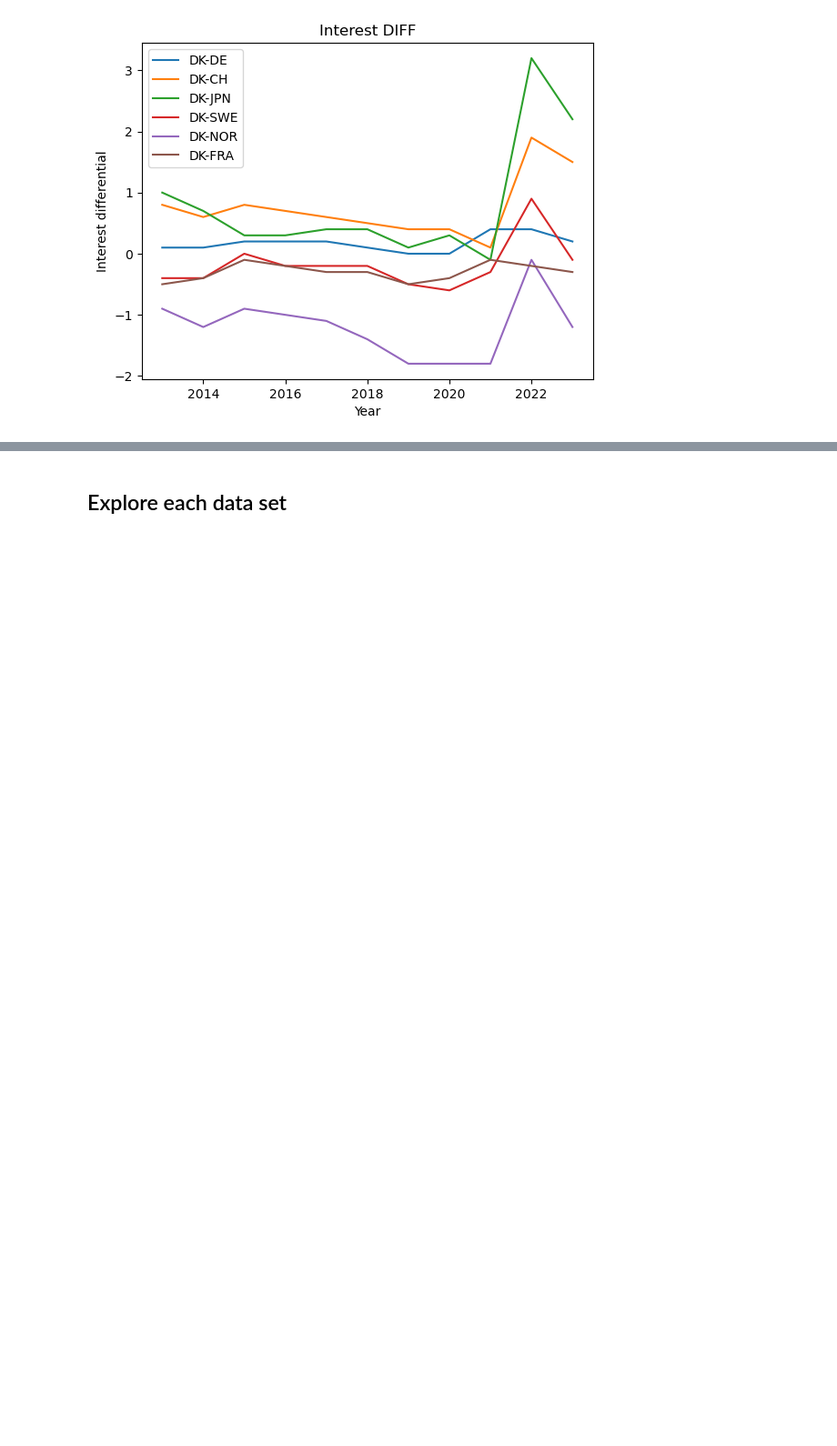
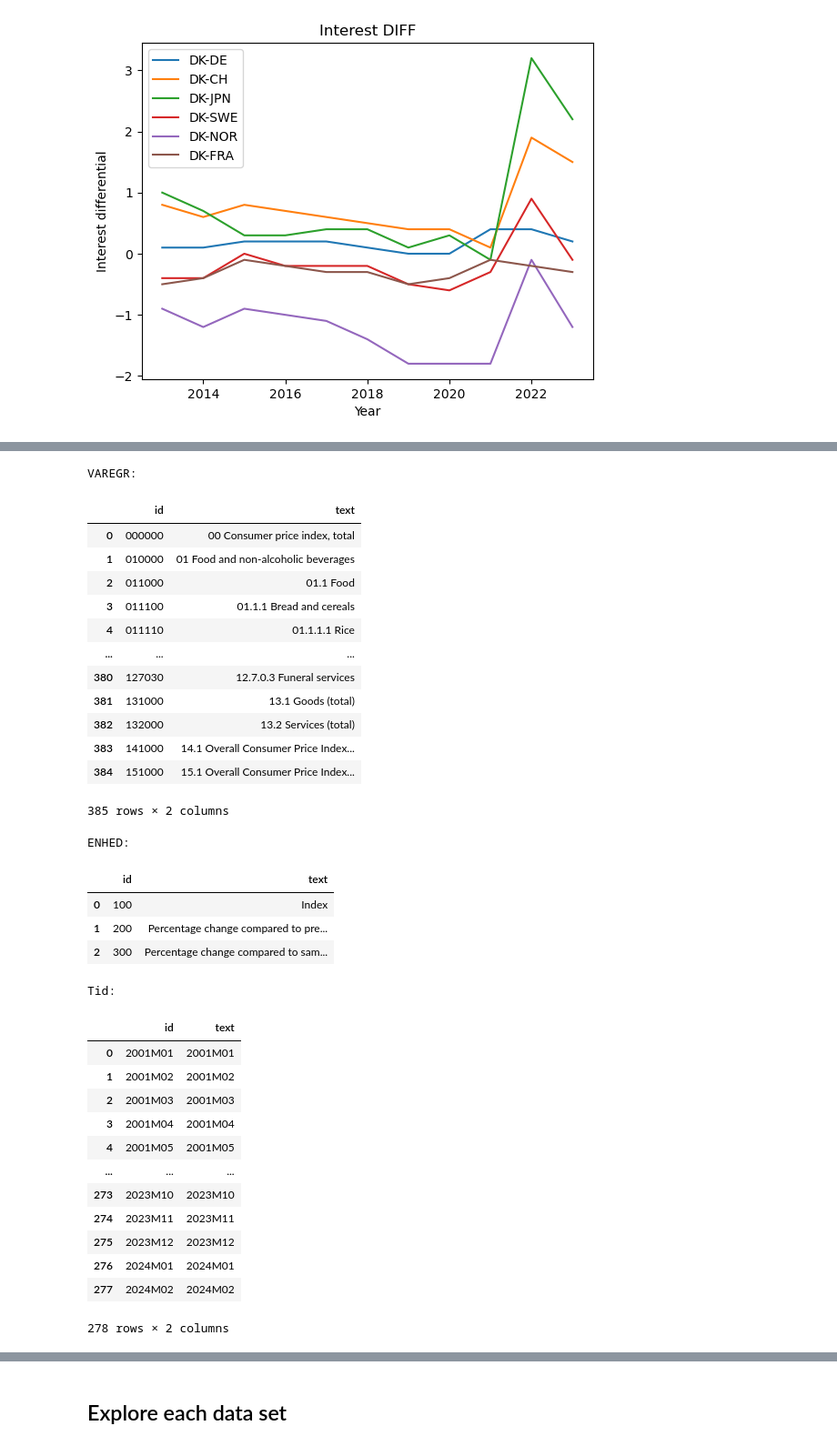
Before and after one commit to NumEconCopenhagen/projects-2024-sulaiman-phil-og-rabiah, a Jupyter notebook: dataproject/dataproject.ipynb, the cells around one changed output, grey strips where cells are left out. Shown: that part at 91% size. Saved outputs shown, nothing was run; the diff lists cells and outputs as text; code cells hidden in the pictures; blank space fills up the shorter version.

```diff
--- a/dataproject/dataproject.ipynb
+++ b/dataproject/dataproject.ipynb
@@ -189,0 +237,5 @@ plt.show()
+# %%
+ind = DstApi('PRIS111')
+# %%
+tabsum = ind.tablesummary(language='en')
+display(tabsum)
@@ -189,0 +249,39 @@ plt.show()
+# %%
+# The available values for a each variable:
+for variable in tabsum['variable name']:
+    print(variable+':')
+    display(ind.variable_levels(variable, language='en'))
+# %% [output]
+VAREGR:
+|  | id | text |
+| 0 | 000000 | 00 Consumer price index, total |
+| 1 | 010000 | 01 Food and non-alcoholic beverages |
+| 2 | 011000 | 01.1 Food |
+| 3 | 011100 | 01.1.1 Bread and cereals |
+| 4 | 011110 | 01.1.1.1 Rice |
+| ... | ... | ... |
+| 380 | 127030 | 12.7.0.3 Funeral services |
+| 381 | 131000 | 13.1 Goods (total) |
+| 382 | 132000 | 13.2 Services (total) |
+| 383 | 141000 | 14.1 Overall Consumer Price Index... |
+| 384 | 151000 | 15.1 Overall Consumer Price Index... |
+385 rows × 2 columns
+ENHED:
+|  | id | text |
+| 0 | 100 | Index |
+| 1 | 200 | Percentage change compared to pre... |
+| 2 | 300 | Percentage change compared to sam... |
+Tid:
+|  | id | text |
+| 0 | 2001M01 | 2001M01 |
+| 1 | 2001M02 | 2001M02 |
+| 2 | 2001M03 | 2001M03 |
+| 3 | 2001M04 | 2001M04 |
+| 4 | 2001M05 | 2001M05 |
+| ... | ... | ... |
+| 273 | 2023M10 | 2023M10 |
+| 274 | 2023M11 | 2023M11 |
+| 275 | 2023M12 | 2023M12 |
+| 276 | 2024M01 | 2024M01 |
+| 277 | 2024M02 | 2024M02 |
+278 rows × 2 columns
```
Also changed, not shown: parts of 7 cells of this notebook.
